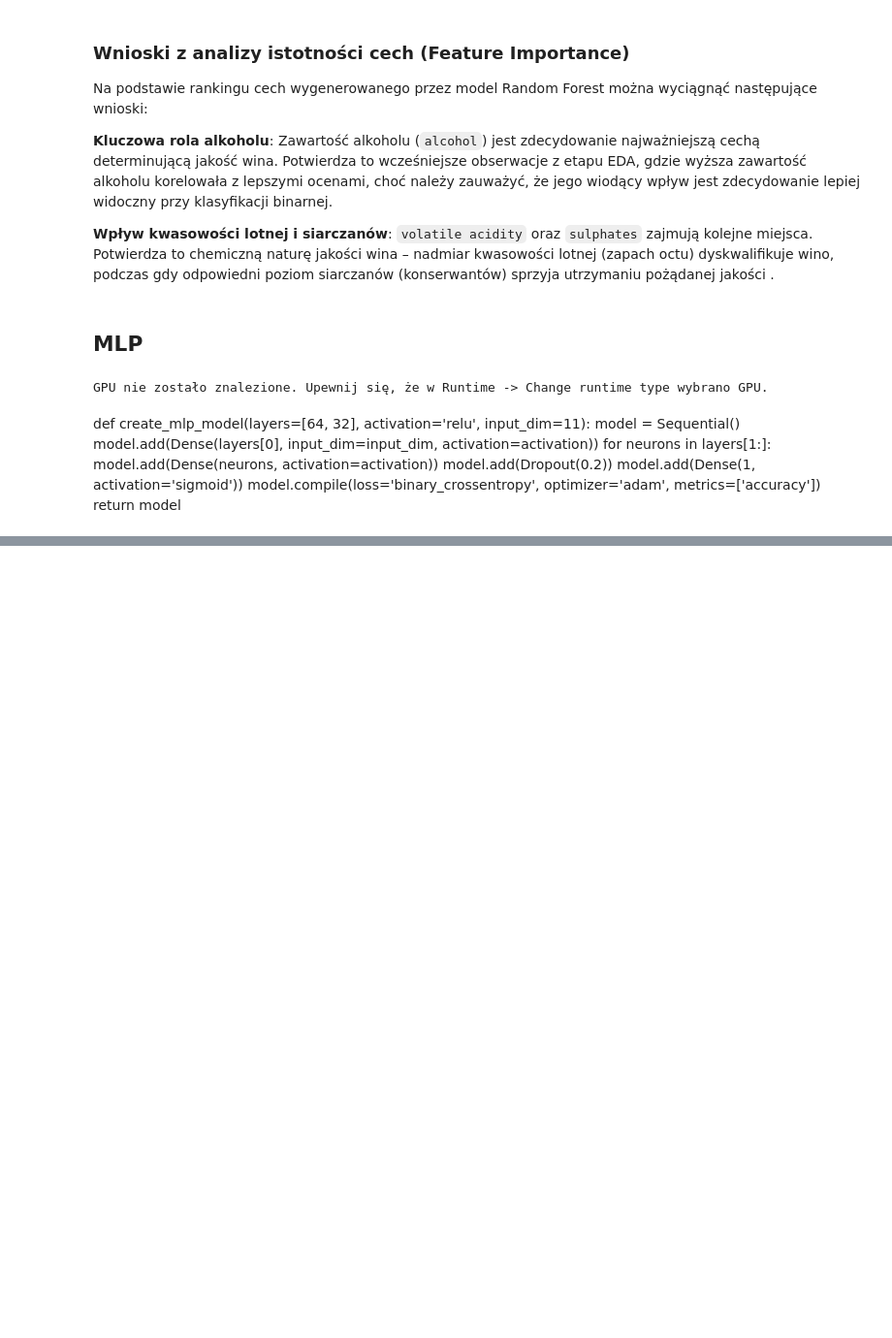
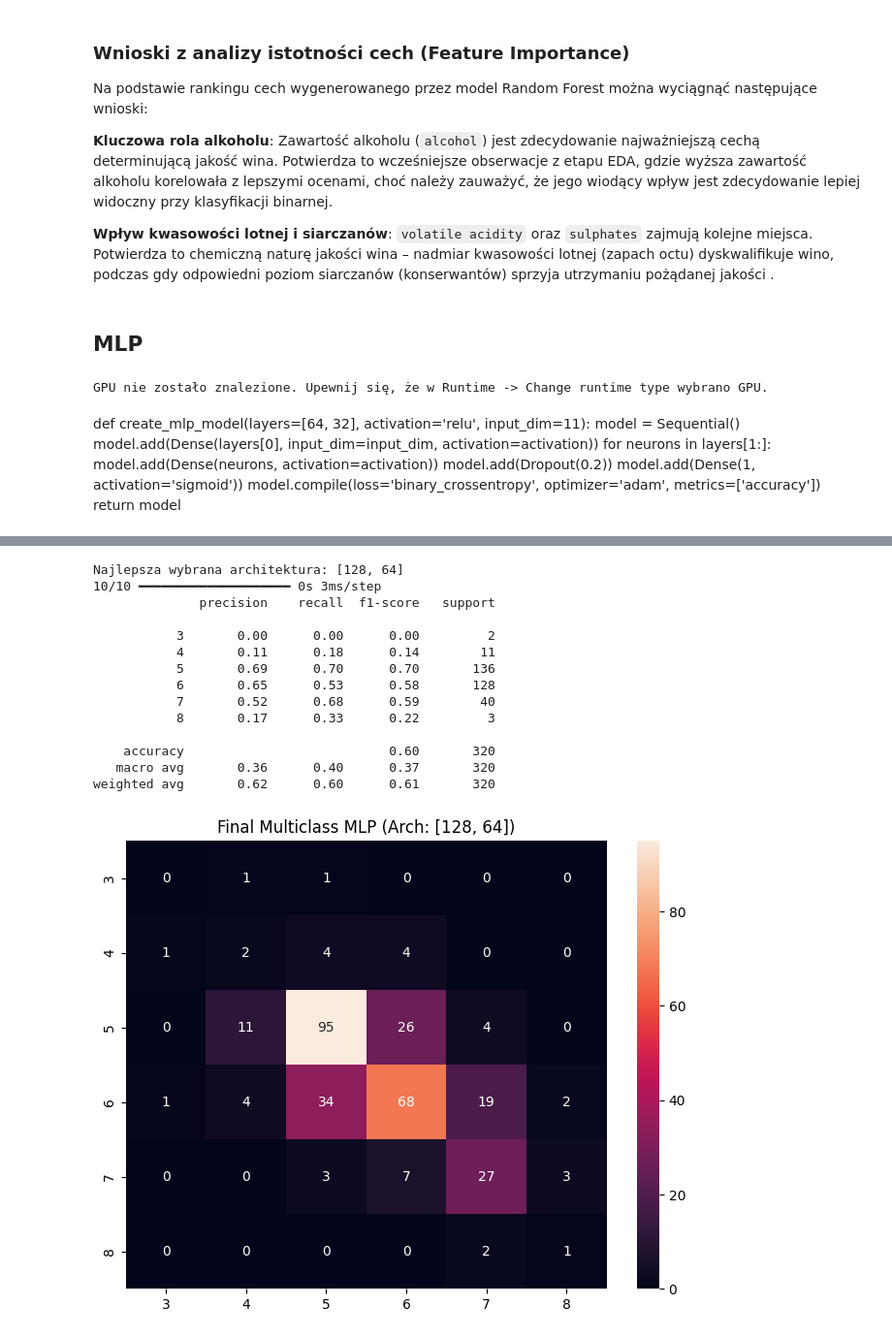
Before and after one commit to KluskaGit/Red-Wine-Classification, a Jupyter notebook: raport.ipynb, the cells around one changed output, grey strips where cells are left out. Shown at 97% size. Drawn from its saved outputs; the diff is of its cells as text; code cells hidden in the pictures; blank space fills up the shorter version.

```diff
--- a/raport.ipynb
+++ b/raport.ipynb
@@ -962,0 +936,23 @@ weighted avg       0.60      0.58      0.59       320
+# %%
+multi_architectures = [[32, 16], [64, 32], [128, 64], [256, 128, 64], [64, 64, 64]]
+multi_results = []
+
+for arch in multi_architectures:
+    print(f"Testowanie architektury wieloklasowej: {arch}")
+    model = create_multiclass_mlp(layers=arch, input_dim=X_train_scaled.shape[1])
+
+    # Trening z podziałem na walidację i wagami klas
+    history = model.fit(
+        X_train_scaled, y_train_cat,
+        epochs=50,
+        batch_size=32,
+        verbose=0,
+        validation_split=0.2,
+        class_weight=class_weights_dict
+    )
+
+    val_acc = max(history.history['val_accuracy'])
+    multi_results.append({'arch': arch, 'val_acc': val_acc})
+
+multi_results_df = pd.DataFrame(multi_results).sort_values(by='val_acc', ascending=False)
+display(multi_results_df)
@@ -962,0 +971,32 @@ weighted avg       0.60      0.58      0.59       320
+# %%
+# Trenowanie ostatecznego modelu na najlepszej architekturze
+best_multi_arch = multi_results_df.iloc[0]['arch']
+print(f"Najlepsza wybrana architektura: {best_multi_arch}")
+
+final_multi_mlp = create_multiclass_mlp(layers=best_multi_arch, input_dim=X_train_scaled.shape[1])
+final_multi_mlp.fit(X_train_scaled, y_train_cat, epochs=100, batch_size=32, verbose=0, class_weight=class_weights_dict)
+
+# Ewaluacja końcowa
+multi_pred_final = np.argmax(final_multi_mlp.predict(X_test_scaled), axis=1)
+print(classification_report(y_test_multi, multi_pred_final, target_names=[str(i) for i in range(3, 9)]))
+
+plt.figure(figsize=(8, 6))
+sns.heatmap(confusion_matrix(y_test_multi, multi_pred_final), annot=True, fmt='d', xticklabels=range(3,9), yticklabels=range(3,9))
+plt.title(f'Final Multiclass MLP (Arch: {best_multi_arch})')
+plt.show()
+# %% [output]
+Najlepsza wybrana architektura: [128, 64]
+10/10 ━━━━━━━━━━━━━━━━━━━━ 0s 3ms/step
+              precision    recall  f1-score   support
+
+           3       0.00      0.00      0.00         2
+           4       0.11      0.18      0.14        11
+           5       0.69      0.70      0.70       136
+           6       0.65      0.53      0.58       128
+           7       0.52      0.68      0.59        40
+           8       0.17      0.33      0.22         3
+
+    accuracy                           0.60       320
+   macro avg       0.36      0.40      0.37       320
+weighted avg       0.62      0.60      0.61       320
+[figure, added]
```
Also changed, not shown: parts of 9 cells of this notebook.
